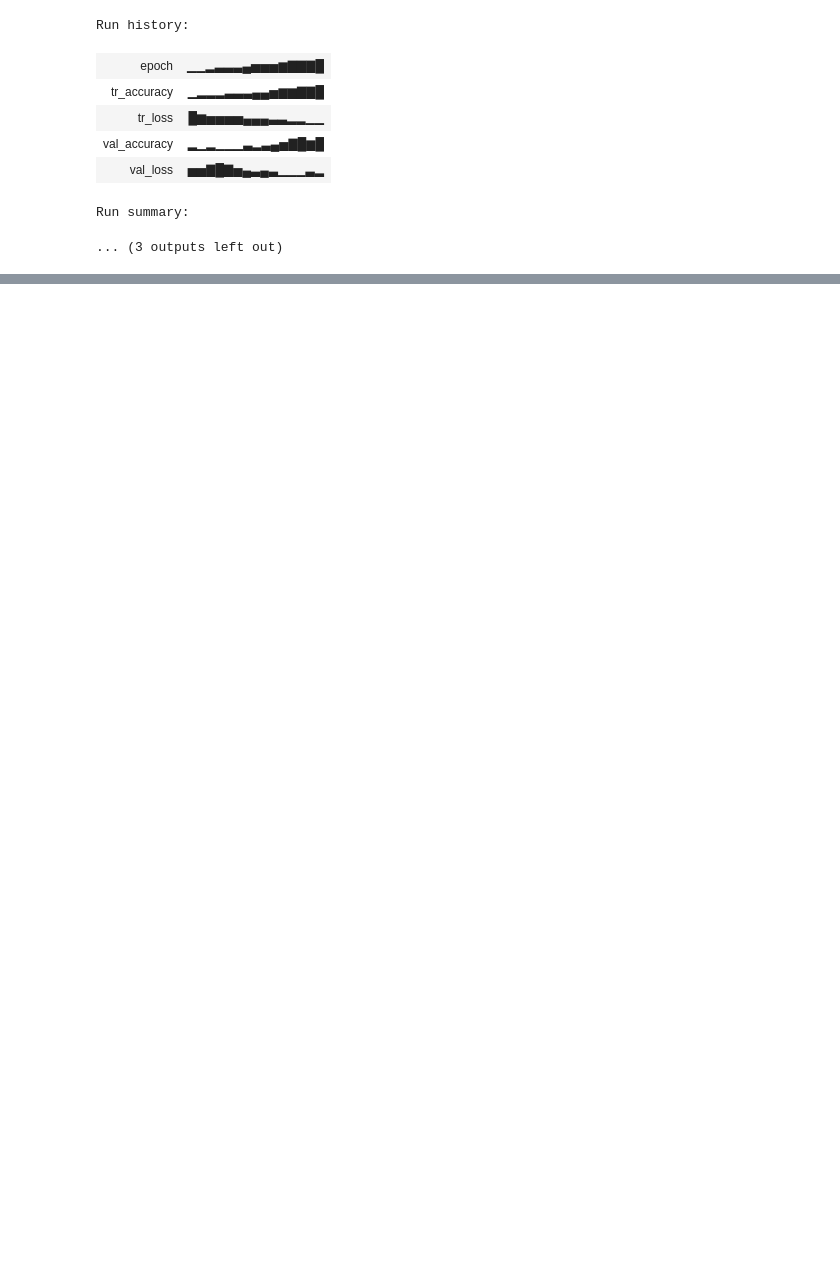
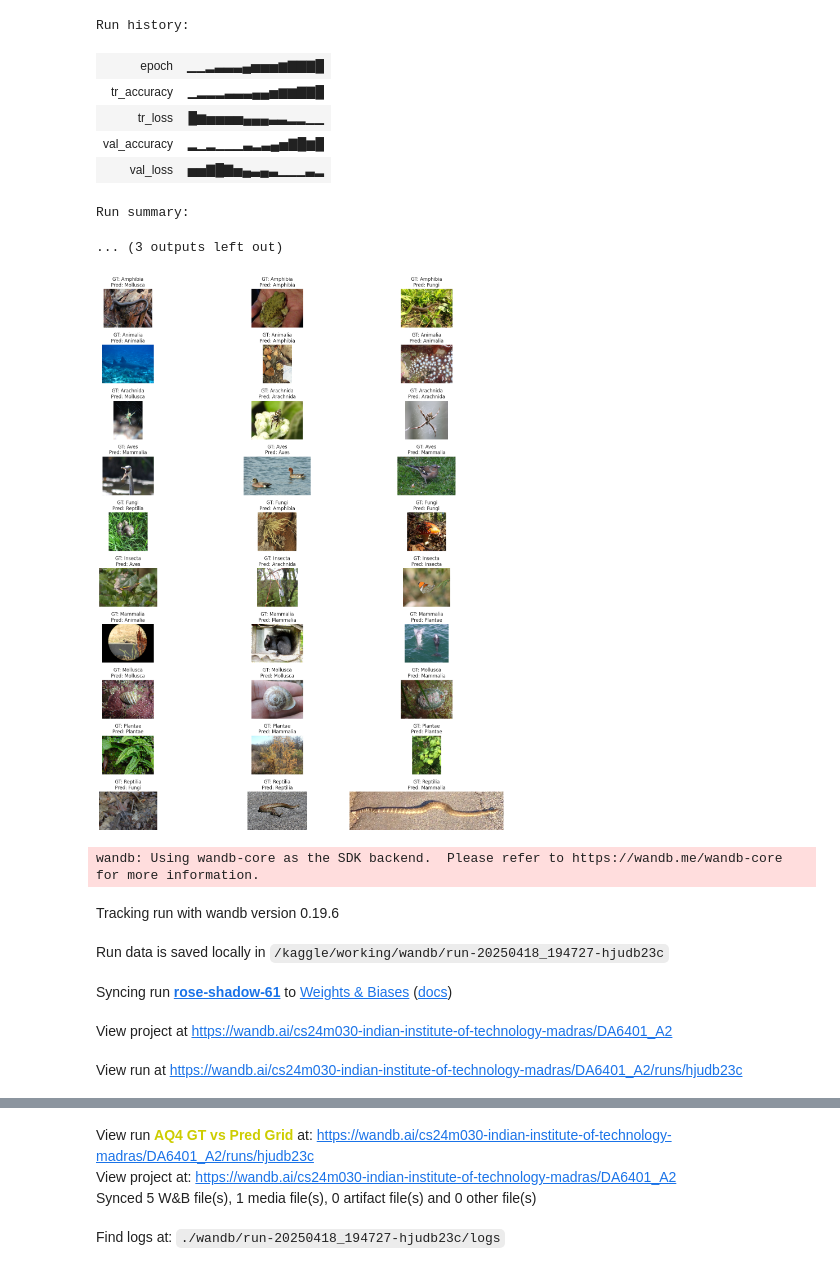
Before and after one commit to parthiv1933/DA6401_Assignment_2, a Jupyter notebook: da6401-assignment-2.ipynb, the cells around one changed output, grey strips where cells are left out. Cells and saved outputs as stored; diff of their text form; code cells hidden in the pictures; blank space fills up the shorter version.

```diff
--- a/da6401-assignment-2.ipynb
+++ b/da6401-assignment-2.ipynb
@@ -480,0 +571,72 @@ Run summary:
+# %%
+import os
+import random
+import torch
+from torchvision import datasets, transforms
+from torch.utils.data import DataLoader
+from matplotlib import pyplot as plt
+import matplotlib.image as mpimg
+import wandb
+from PIL import Image
+
+
+device = torch.device("cuda:0" if torch.cuda.is_available() else "cpu")
+mdl.to(device)
+mdl.eval()
+
+
+CLASSES = os.listdir(PARAMETERS['test_data_dir'])  # Assuming folders per class
+CLASSES.sort()  # Ensure consistent class ordering
+
+# --- Transforms (Same as test) ---
+transform = transforms.Compose([
+    transforms.Resize((PARAMETERS['dim'], PARAMETERS['dim'])),
+    transforms.ToTensor(),
+    transforms.Normalize(mean=[0.485, 0.456, 0.406], std=[0.229, 0.224, 0.225])
+])
+
+# --- Plot Setup ---
+fig, axes = plt.subplots(10, 3, figsize=(17, 20))
+
+# --- Prediction Grid ---
+for i in range(10):  # For each class
+    class_name = CLASSES[i]
+    folder = os.path.join(PARAMETERS['test_data_dir'], class_name)
+    image_files = os.listdir(folder)
+    chosen = random.sample(image_files, 3)  # Random 3 from the class
+
+    for j in range(3):
+        img_path = os.path.join(folder, chosen[j])
+
+        # Load & transform image
+        image = Image.open(img_path).convert('RGB')
+        input_tensor = transform(image).unsqueeze(0).to(device)  # Add batch dim
+
+        # Predict
+        with torch.no_grad():
+            pred = mdl(input_tensor).argmax(1).item()
+            pred_class = CLASSES[pred]
+
+        # Plot
+        img_np = mpimg.imread(img_path)
+        axes[i, j].imshow(img_np)
+        axes[i, j].set_title(f"GT: {class_name}\nPred: {pred_class}")
+        axes[i, j].axis('off')
+
+# --- Show & Log ---
+plt.tight_layout()
+plt.show()
+
+# Optional: Log to Weights & Biases
+wandb.init(project="DA6401_A2")
+wandb.run.name = 'AQ4 GT vs Pred Grid'
+wandb.log({"GT vs Pred": wandb.Image(fig)})
+wandb.finish()
+# %% [output]
+[figure, added]
+wandb: Using wandb-core as the SDK backend.  Please refer to https://wandb.me/wandb-core for more information.
+Tracking run with wandb version 0.19.6
+Run data is saved locally in /kaggle/working/wandb/run-20250418_194727-hjudb23c
+Syncing run rose-shadow-61 to Weights & Biases (docs)
+View project at https://wandb.ai/cs24m030-indian-institute-of-technology-madras/DA6401_A2
+View run at https://wandb.ai/cs24m030-indian-institute-of-technology-madras/DA6401_A2/runs/hjudb23c
@@ -480,0 +644,4 @@ Run summary:
+View run AQ4 GT vs Pred Grid at: https://wandb.ai/cs24m030-indian-institute-of-technology-madras/DA6401_A2/runs/hjudb23c
+View project at: https://wandb.ai/cs24m030-indian-institute-of-technology-madras/DA6401_A2
+Synced 5 W&B file(s), 1 media file(s), 0 artifact file(s) and 0 other file(s)
+Find logs at: ./wandb/run-20250418_194727-hjudb23c/logs
```
Also changed, not shown: parts of 9 cells of this notebook.
